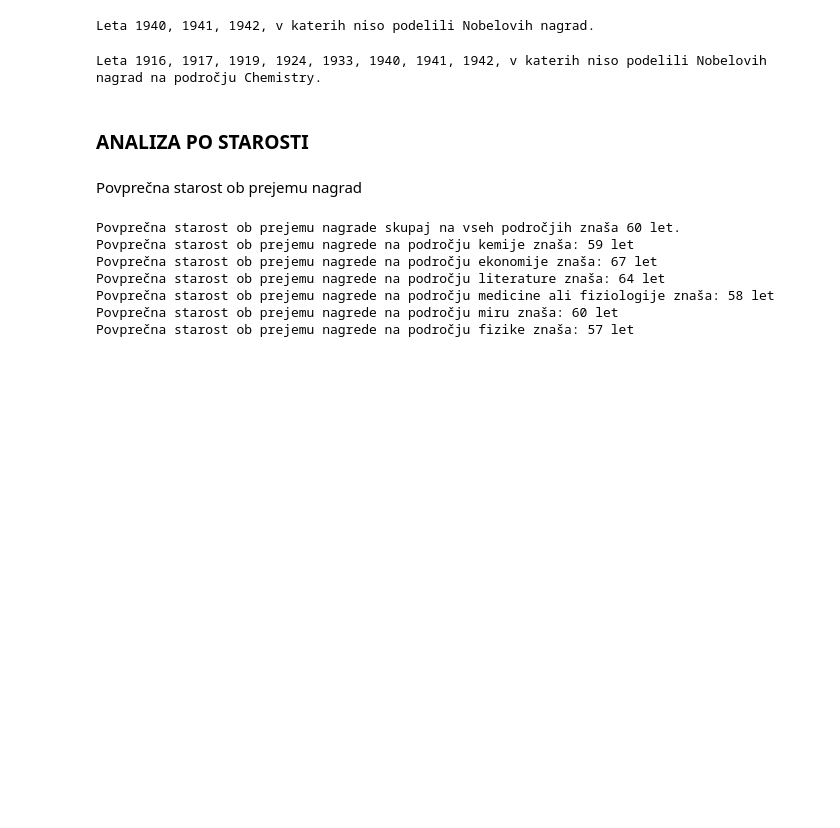
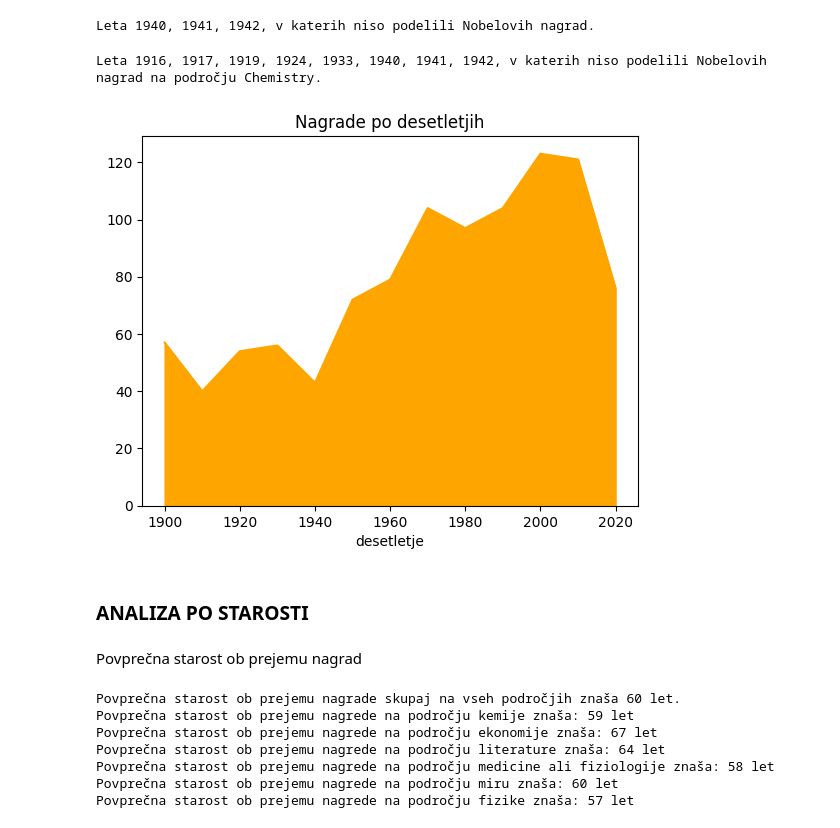
Before and after one commit to Tpajek1234/UVP-seminarska-naloga-nobelove-nagrade, a Jupyter notebook: nagrajenci_analiza.ipynb, the cells around one changed output. Saved outputs shown, nothing was run; the diff lists cells and outputs as text; code cells hidden in the pictures; blank space fills up the shorter version.

```diff
--- a/nagrajenci_analiza.ipynb
+++ b/nagrajenci_analiza.ipynb
@@ -122,6 +101,18 @@ print(
 )
 # %% [output]
 Leta 1916, 1917, 1919, 1924, 1933, 1940, 1941, 1942, v katerih niso podelili Nobelovih nagrad na področju Chemistry.
+# %%
+nagrada = nagrajenci[nagrajenci["leto_nagrade"] != "/"]
+
+stevilo_nagrada = nagrada["leto_nagrade"].astype(int)
+desetletje = 10 * (stevilo_nagrada // 10)
+graf_desetletja_nagrad = (
+    desetletje.value_counts()
+    .sort_index()
+    .plot.area(xlabel="desetletje", color="orange", title="Nagrade po desetletjih")
+)
+# %% [output]
+[figure, added]
 # %% [markdown]
 ### ANALIZA PO STAROSTI
 # %% [markdown]
```
Also changed, not shown: parts of 21 cells of this notebook.
